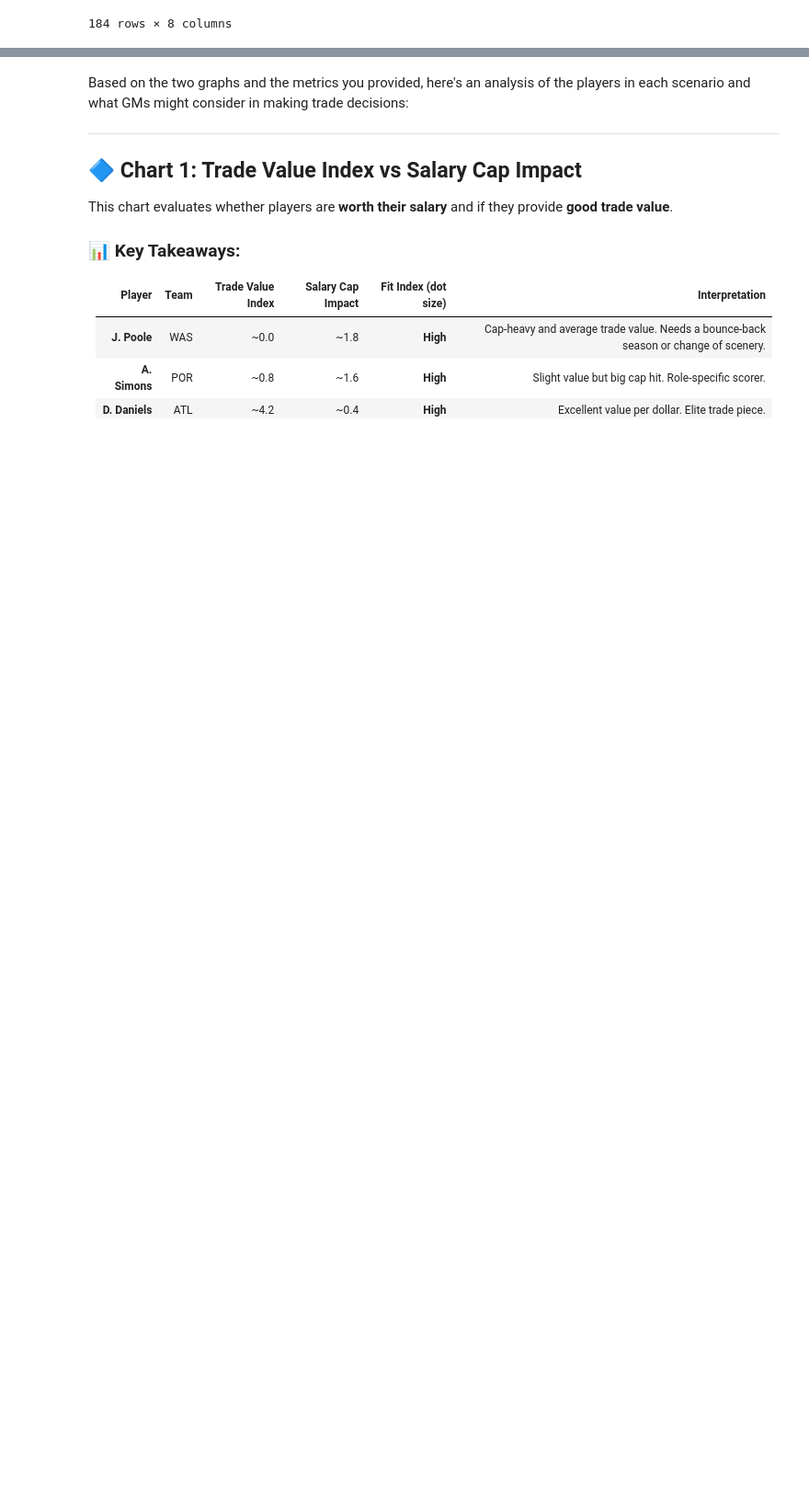
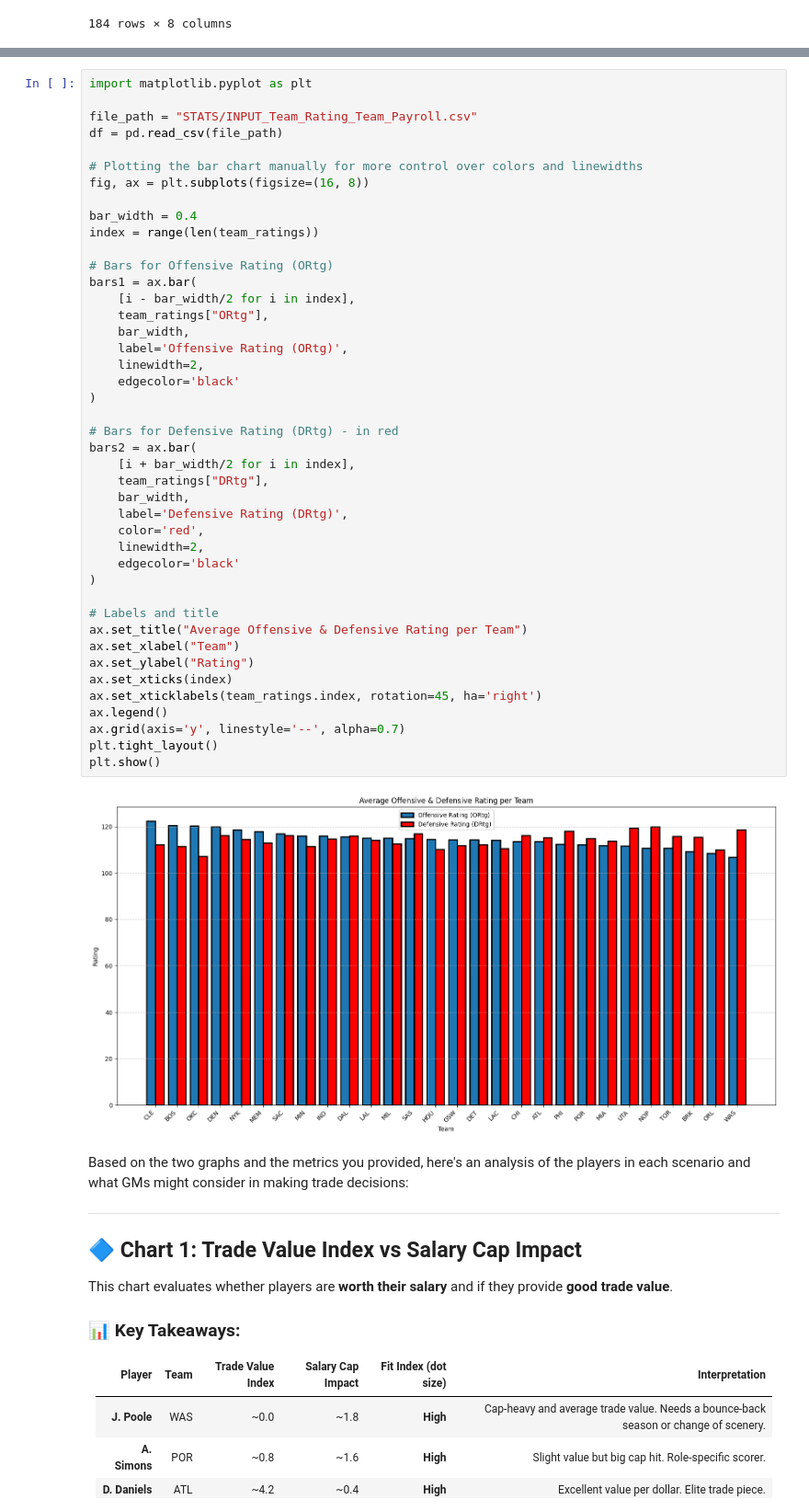
Before and after one commit to Makster04/Phase_4_Project, a Jupyter notebook: Project.ipynb, the cells around one changed output, grey strips where cells are left out. Shown at 92% size. Drawn from its saved outputs; the diff is of its cells as text; blank space fills up the shorter version.

```diff
--- a/Project.ipynb
+++ b/Project.ipynb
@@ -1297,3 +1297,48 @@ plt.show()
+# %%
+import matplotlib.pyplot as plt
+
+file_path = "STATS/INPUT_Team_Rating_Team_Payroll.csv"
+df = pd.read_csv(file_path)
+
+# Plotting the bar chart manually for more control over colors and linewidths
+fig, ax = plt.subplots(figsize=(16, 8))
+
+bar_width = 0.4
+index = range(len(team_ratings))
+
+# Bars for Offensive Rating (ORtg)
+bars1 = ax.bar(
+    [i - bar_width/2 for i in index],
+    team_ratings["ORtg"],
+    bar_width,
+    label='Offensive Rating (ORtg)',
+    linewidth=2,
+    edgecolor='black'
+)
+
+# Bars for Defensive Rating (DRtg) - in red
+bars2 = ax.bar(
+    [i + bar_width/2 for i in index],
+    team_ratings["DRtg"],
+    bar_width,
+    label='Defensive Rating (DRtg)',
+    color='red',
+    linewidth=2,
+    edgecolor='black'
+)
+
+# Labels and title
+ax.set_title("Average Offensive & Defensive Rating per Team")
+ax.set_xlabel("Team")
+ax.set_ylabel("Rating")
+ax.set_xticks(index)
+ax.set_xticklabels(team_ratings.index, rotation=45, ha='right')
+ax.legend()
+ax.grid(axis='y', linestyle='--', alpha=0.7)
+plt.tight_layout()
+plt.show()
+# %% [output]
+[figure, added]
 # %% [markdown]
 Based on the two graphs and the metrics you provided, here's an analysis of the players in each scenario and what GMs might consider in making trade decisions:
 
```
Also changed, not shown: parts of 5 cells of this notebook, 5 other files.
